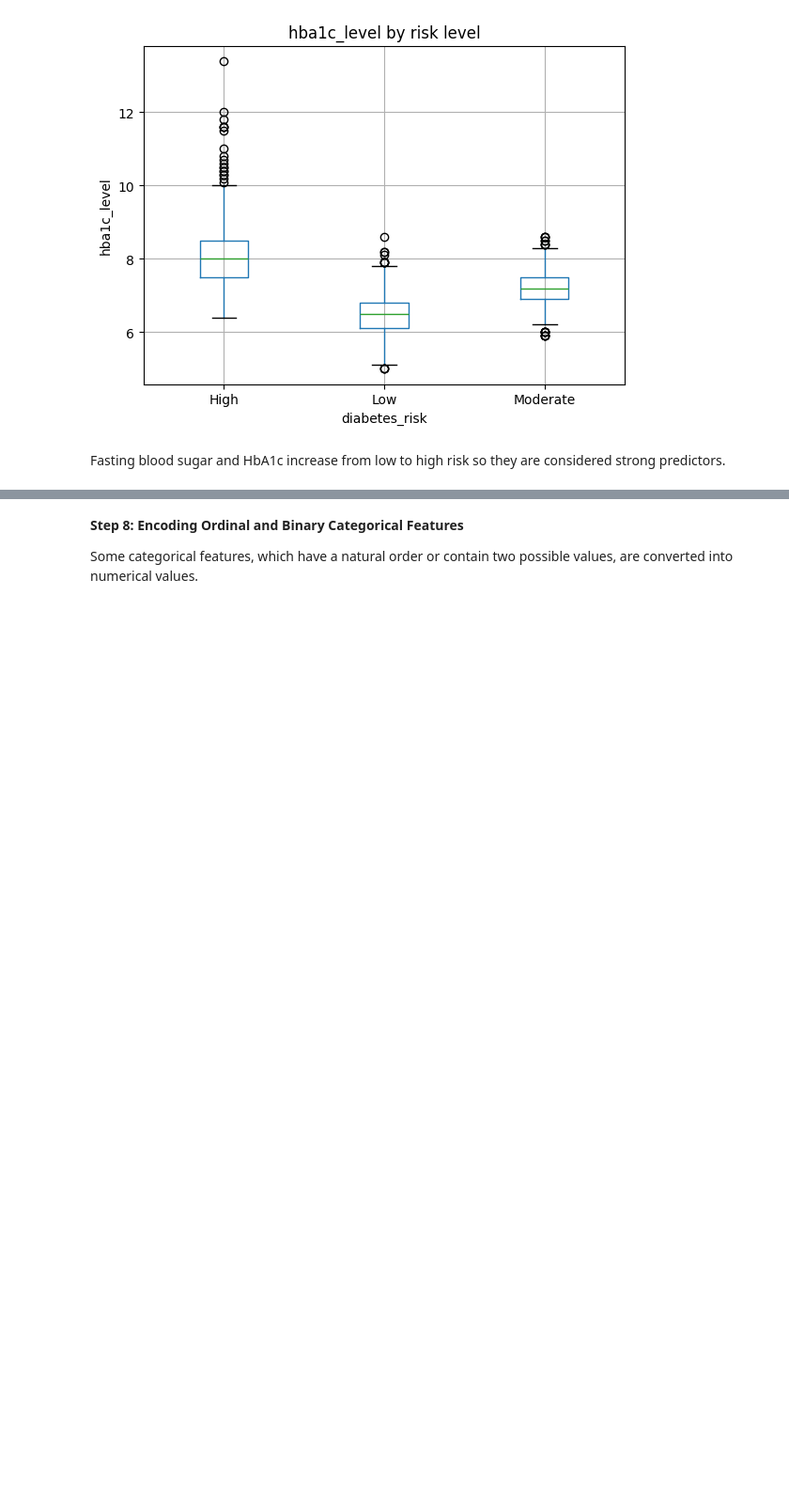
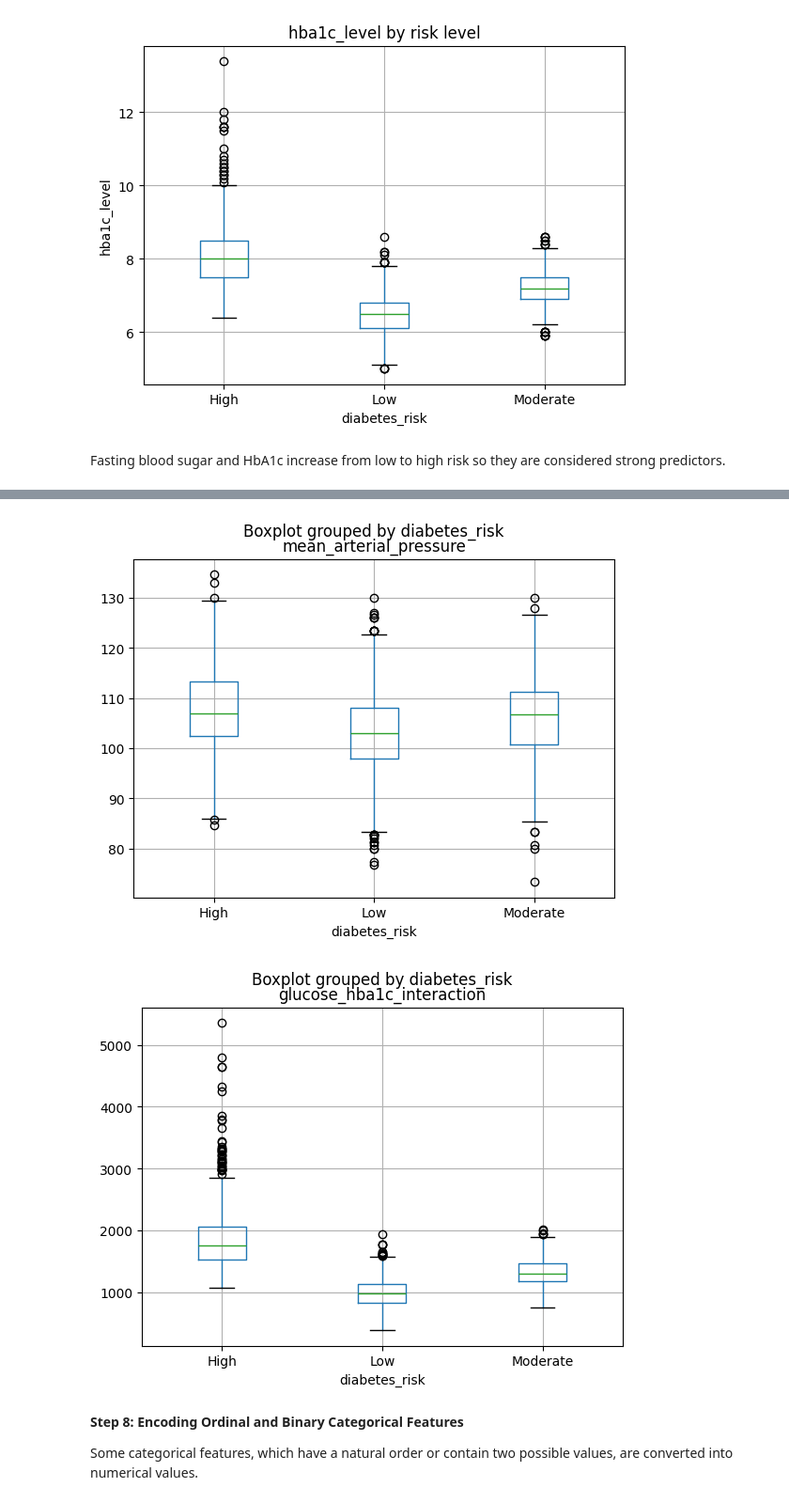
Before and after one commit to cano-elda/Midterm-Diabetes-Risk-Prediction-Group-3-ITAI-1371, a Jupyter notebook: Diabetes_Risk_Prediction.ipynb, the cells around one changed output, grey strips where cells are left out. Shown at 94% size. Drawn from its saved outputs; the diff is of its cells as text; code cells hidden in the pictures; blank space fills up the shorter version.

```diff
--- a/Diabetes_Risk_Prediction.ipynb
+++ b/Diabetes_Risk_Prediction.ipynb
@@ -266,3 +296,12 @@ Fasting blood sugar and HbA1c increase from low to high risk so they are conside
+# %%
+train.boxplot(column="mean_arterial_pressure", by="diabetes_risk")
+plt.show()
+
+train.boxplot(column="glucose_hba1c_interaction", by="diabetes_risk")
+plt.show()
+# %% [output]
+[figure, added]
+[figure, added]
 # %% [markdown]
 **Step 8: Encoding Ordinal and Binary Categorical Features**
 
```
Also changed, not shown: parts of 10 cells of this notebook.
